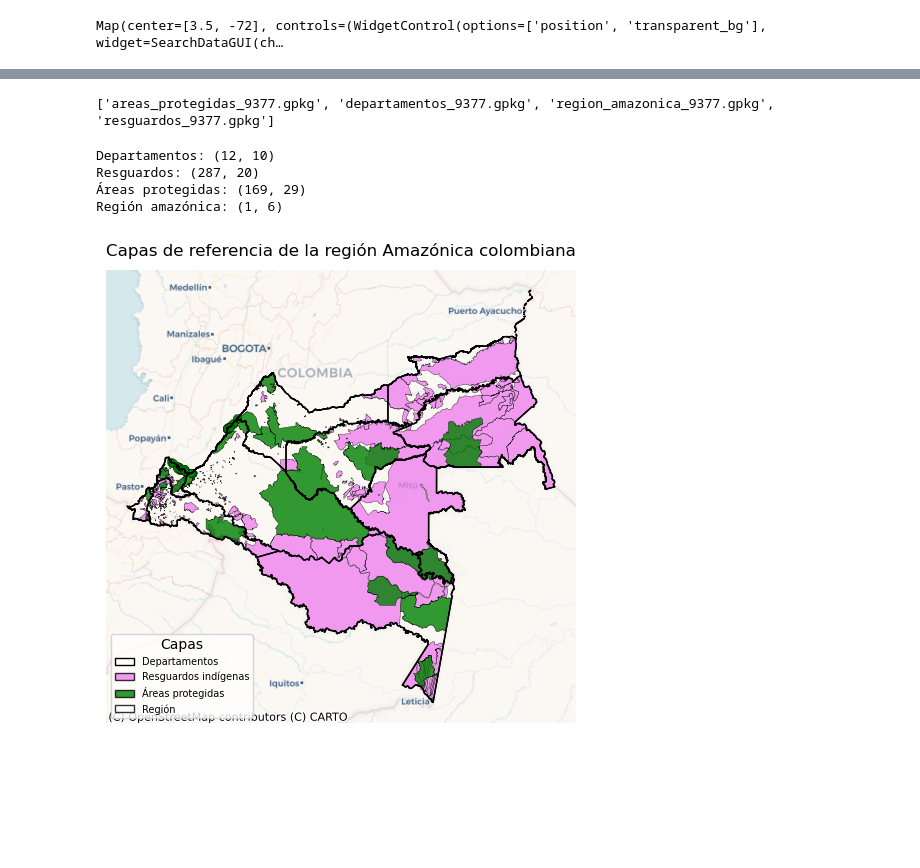
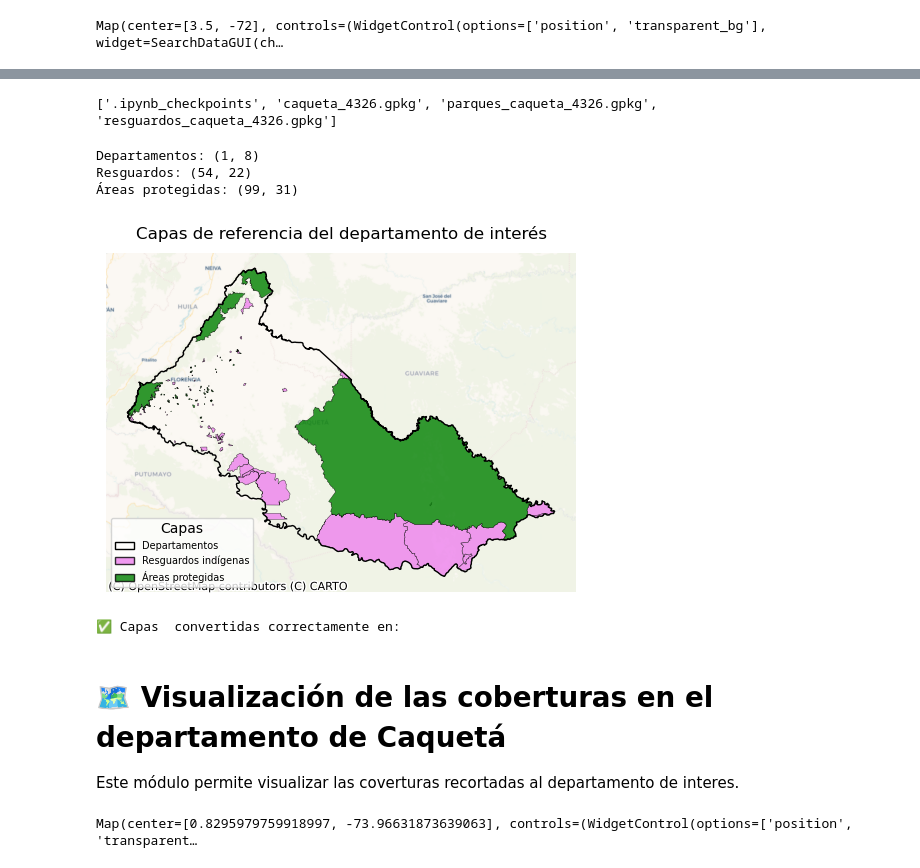
Before and after one commit to NataliaGHz/Calculo_deforestaci-n, a Jupyter notebook: notebooks/visualization.ipynb, the cells around one changed output, grey strips where cells are left out. Saved outputs shown, nothing was run; the diff lists cells and outputs as text; code cells hidden in the pictures; blank space fills up the shorter version.

```diff
--- a/notebooks/visualization.ipynb
+++ b/notebooks/visualization.ipynb
@@ -74,15 +68,27 @@ pip install geopandas contextily matplotlib
 # %%
-print(visualization_tools.visualizacion_rutas("SALIDAS"))
+print(visualization_tools.visualizacion_rutas("CAPAS_SALIDAS"))
 # %% [output]
-['areas_protegidas_9377.gpkg', 'departamentos_9377.gpkg', 'region_amazonica_9377.gpkg', 'resguardos_9377.gpkg']
+['.ipynb_checkpoints', 'caqueta_4326.gpkg', 'parques_caqueta_4326.gpkg', 'resguardos_caqueta_4326.gpkg']
 # %%
-dept_ama_w, resg_ama_w, runap_ama_w, region_ama_w = visualization_tools.load_geospatial_layers("SALIDAS")
+caqueta_4326, resguardos_caqueta_4326, parques_caqueta_4326 = visualization_tools.load_geospatial_layers("CAPAS_SALIDAS")
 # %% [output]
-Departamentos: (12, 10)
-Resguardos: (287, 20)
-Áreas protegidas: (169, 29)
-Región amazónica: (1, 6)
+Departamentos: (1, 8)
+Resguardos: (54, 22)
+Áreas protegidas: (99, 31)
 # %%
-visualization_tools.visualize_geospatial_layers(dept_ama_w, resg_ama_w, runap_ama_w, region_ama_w)
+visualization_tools.visualize_geospatial_layers(caqueta_4326, resguardos_caqueta_4326, parques_caqueta_4326)
 # %% [output]
-[figure, old version]
+[figure, new version]
+# %%
+cober_clipped, caqueta_geom = visualization_tools.clip_raster_to_region(caqueta_4326)
+# %% [output]
+✅ Capas  convertidas correctamente en:
+# %% [markdown]
+# 🗺️ Visualización de las coberturas en el departamento de Caquetá
+Este módulo permite visualizar  las coverturas recortadas al departamento de interes.
+# %%
+map = visualization_tools.visualizacion_raster_dep(palette,caqueta_geom,cober_clipped,"2020")
+
+map
+# %% [output]
+Map(center=[0.8295979759918997, -73.96631873639063], controls=(WidgetControl(options=['position', 'transparent…
```
Also changed, not shown: parts of 2 cells of this notebook, 12 other files.
